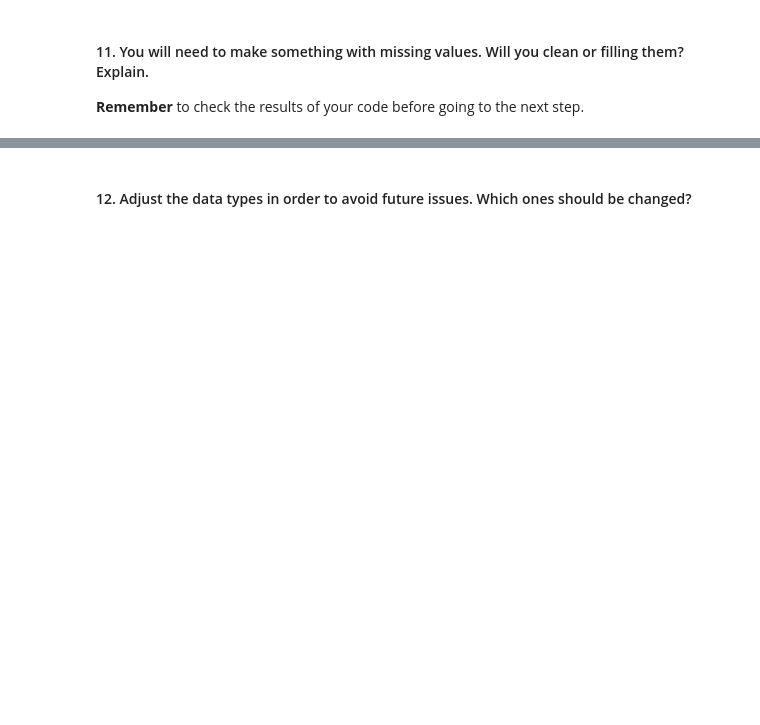
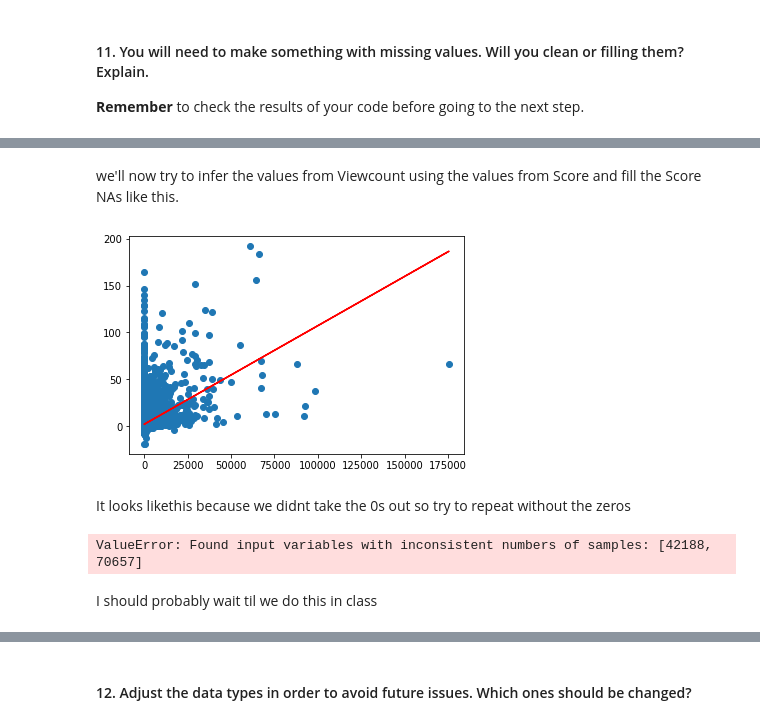
Before and after one commit to ta-data-bcn/lab-data-cleaning, a Jupyter notebook: your-code/main.ipynb, the cells around one changed output, grey strips where cells are left out. Saved outputs shown, nothing was run; the diff lists cells and outputs as text; code cells hidden in the pictures; blank space fills up the shorter version.

```diff
--- a/your-code/main.ipynb
+++ b/your-code/main.ipynb
@@ -28,0 +178,4 @@ You will need to make a [merge](https://pandas.pydata.org/pandas-docs/stable/gen
+# %%
+#we'll go column by column postId remember to equate the colum in the df to the method to change it, not equate the whole dataframe.
+merged_df['postId'] = merged_df['postId'].fillna(value='-')
+merged_df
@@ -28,0 +198,4 @@ You will need to make a [merge](https://pandas.pydata.org/pandas-docs/stable/gen
+# %%
+merged_df['Score'] = merged_df['Score'].fillna(value=0)
+
+merged_df
@@ -28,0 +218,4 @@ You will need to make a [merge](https://pandas.pydata.org/pandas-docs/stable/gen
+# %%
+merged_df['ViewCount'] = merged_df['ViewCount'].fillna(value=0)
+
+merged_df
@@ -28,0 +236,22 @@ You will need to make a [merge](https://pandas.pydata.org/pandas-docs/stable/gen
+# %% [markdown]
+we'll now try to infer the values from Viewcount using the values from Score and fill the Score NAs like this.
+# %%
+import numpy as np
+import matplotlib.pyplot as plt
+from sklearn.linear_model import LinearRegression
+
+X = merged_df.iloc[:,7].values.reshape(-1, 1)  # values converts it into a numpy array
+Y = merged_df.iloc[:,6].values.reshape(-1, 1)  # -1 means that calculate the dimension of rows, b
+
+linear_regressor = LinearRegression()  # create object for the class
+linear_regressor.fit(X, Y)  # perform linear regression
+Y_pred = linear_regressor.predict(X)  # make predictions
+# %%
+plt.scatter(X, Y)
+plt.plot(X, Y_pred, color='red')
+plt.show()
+# %% [output]
+[figure, added]
+# %% [markdown]
+It looks likethis because we didnt take the 0s out
+so try to repeat without the zeros
@@ -28,0 +269,13 @@ You will need to make a [merge](https://pandas.pydata.org/pandas-docs/stable/gen
+# %%
+#We turn them into arrays again to be able to operate.
+X3 = np.array(X2).reshape(-1,1)
+Y3 = np.array(Y2).reshape(-1,1)
+
+#We rerun the regresion
+
+linear_regressor.fit(X3,Y3)
+Y_pred = linear_regressor.predict(X3)
+# %% [output]
+ValueError: Found input variables with inconsistent numbers of samples: [42188, 70657]
+# %% [markdown]
+I should probably wait til we do this in class
```
Also changed, not shown: parts of 19 cells of this notebook, 2 other files.
